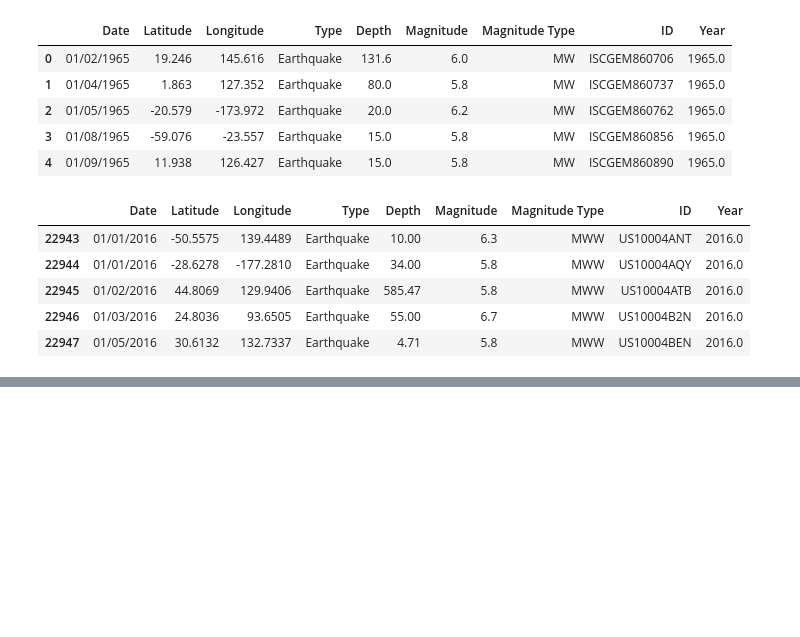
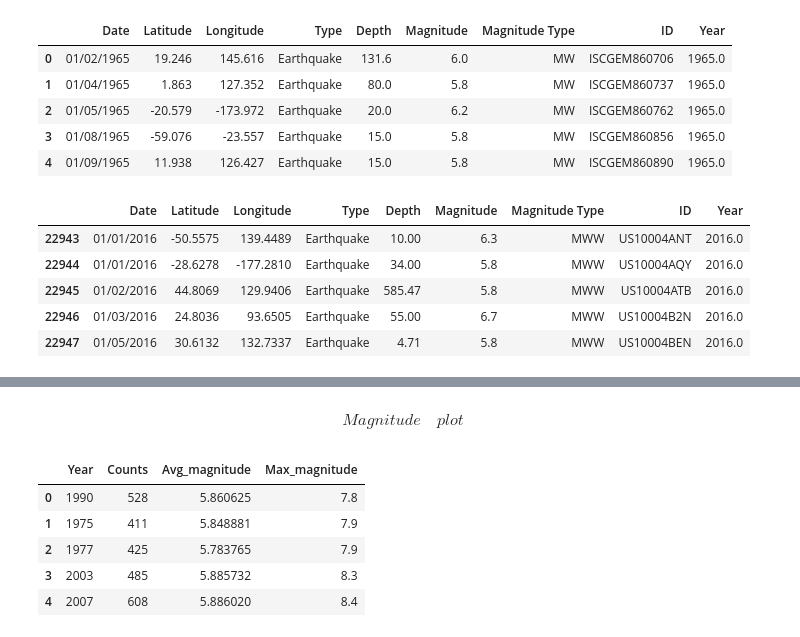
Before and after one commit to Koffivi/PROJECTS, a Jupyter notebook: Pyspark_Pipeline.ipynb, the cells around one changed output, grey strips where cells are left out. Cells and saved outputs as stored; diff of their text form; code cells hidden in the pictures; blank space fills up the shorter version.

```diff
--- a/Pyspark_Pipeline.ipynb
+++ b/Pyspark_Pipeline.ipynb
@@ -563,0 +595,11 @@ BokehDeprecationWarning: 'legend' keyword is deprecated, use explicit 'legend_la
+# %% [markdown]
+$$Magnitude \quad plot$$
+# %%
+df_quakes_freq.head(5)
+# %% [output]
+|  | Year | Counts | Avg_magnitude | Max_magnitude |
+| 0 | 1990 | 528 | 5.860625 | 7.8 |
+| 1 | 1975 | 411 | 5.848881 | 7.9 |
+| 2 | 1977 | 425 | 5.783765 | 7.9 |
+| 3 | 2003 | 485 | 5.885732 | 8.3 |
+| 4 | 2007 | 608 | 5.886020 | 8.4 |
```
Also changed, not shown: parts of 13 cells of this notebook.
